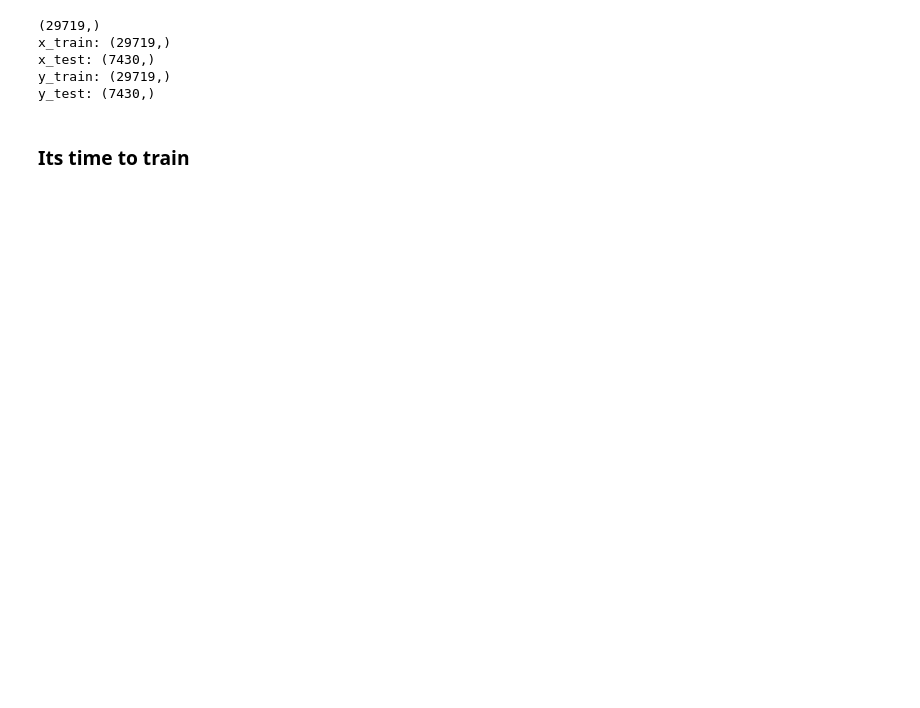
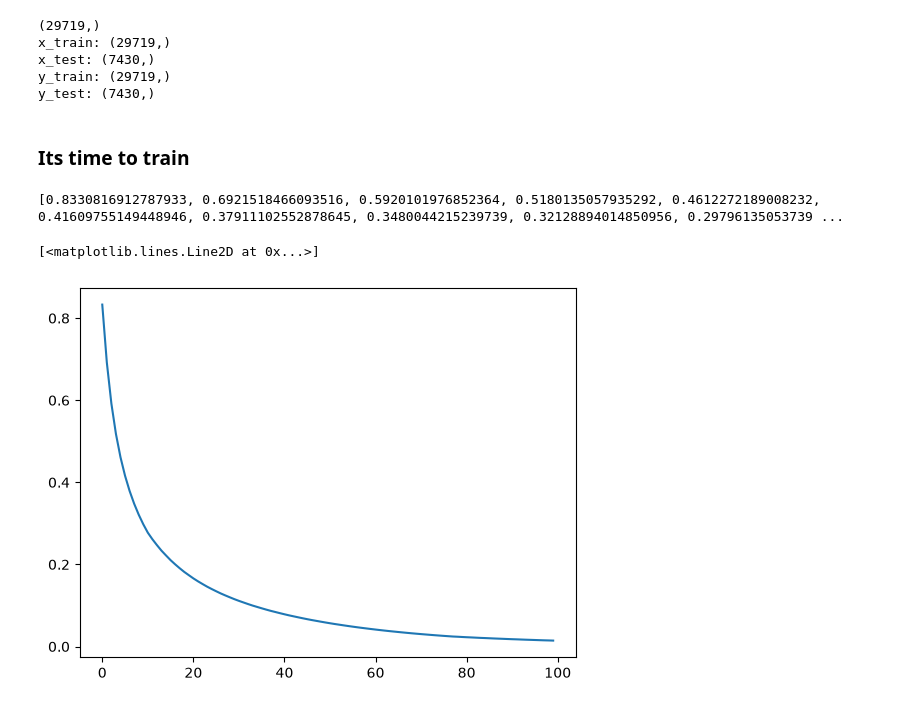
Before and after one commit to mrnishant1/NLP_BERT_implementation, a Jupyter notebook: notebook/micrograd.ipynb, the cells around one changed output. Drawn from its saved outputs; the diff is of its cells as text; code cells hidden in the pictures; blank space fills up the shorter version.

Commit message:
made deeplearning model, torch.Tensor ripoff complete

```diff
--- a/notebook/micrograd.ipynb
+++ b/notebook/micrograd.ipynb
@@ -165,7 +165,6 @@ class Tensor:
     def __add__(self, other):
         if not isinstance(other, Tensor):
             other = Tensor(other)
-        # print("add: ", self, other)
         out = Tensor(np.add(self.data, other.data), children=(self, other), op='+')
         def _backward():
             # print("trying to add: ", other.grad, out.data.shape)
@@ -221,6 +220,22 @@ class Tensor:
 
         out._backward = _backward
         return out
+    def log(self):
+        out = Tensor(np.log(self.data), children=(self,), op='log')
+
+        def _backward():
+            self.grad += out.grad / self.data
+
+        out._backward = _backward
+        return out
+    def sum(self, axis=1):
+        out = Tensor(np.sum(self.data, axis=axis, keepdims=True,dtype=float), children=(self,), op='sum')
+
+        def _backward():
+            self.grad += np.ones_like(self.data) * out.grad  # broadcast grad back to original shape
+
+        out._backward = _backward
+        return out
 # %% [markdown]
 ### Graphvis for visualisation
 # %%
@@ -777,0 +902,15 @@ tr = Transformer(x_train)
+# %%
+#simple XOR Sanity test
+x = [[0,0],[0,1],[1,0],[1,1]]
+y = [[0],[1],[1],[0]]
+model  =  MLP(n_inp=2,Layer_outs=[32,32,1],activation_fn='relu')
+lossH = model.Fit(x,y,epoch=100,batch_size =4,lr=0.001,loss_type='mse',)
+print(lossH)
+# %% [output]
+[0.8330816912787933, 0.6921518466093516, 0.5920101976852364, 0.5180135057935292, 0.4612272189008232, 0.41609755149448946, 0.37911102552878645, 0.3480044215239739, 0.32128894014850956, 0.29796135053739 ...
+# %%
+import matplotlib.pyplot as plt
+plt.plot(lossH)
+# %% [output]
+[<matplotlib.lines.Line2D at 0x...>]
+[figure, added]
```
Also changed, not shown: parts of 12 cells of this notebook, 5 other files.
